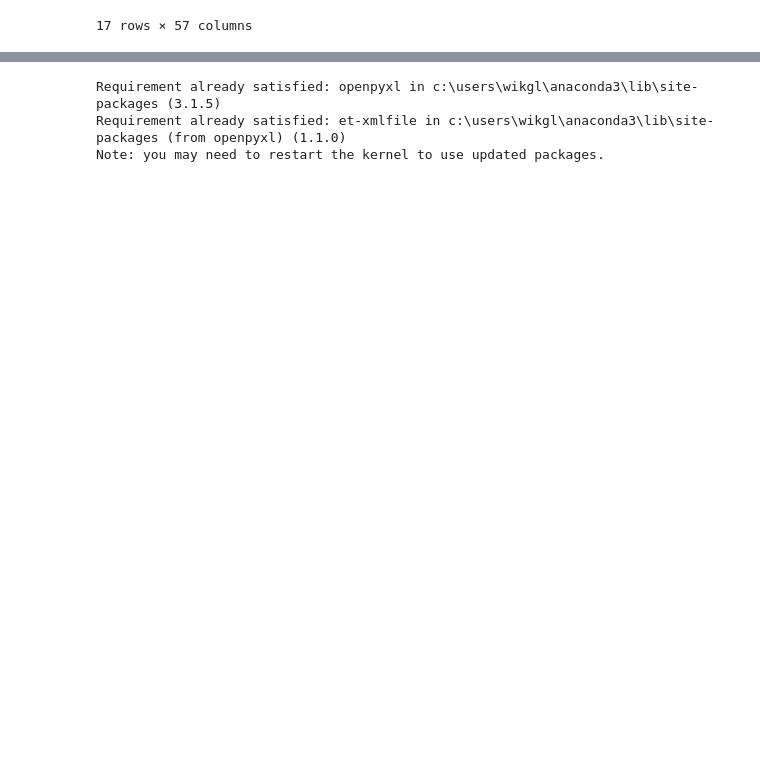
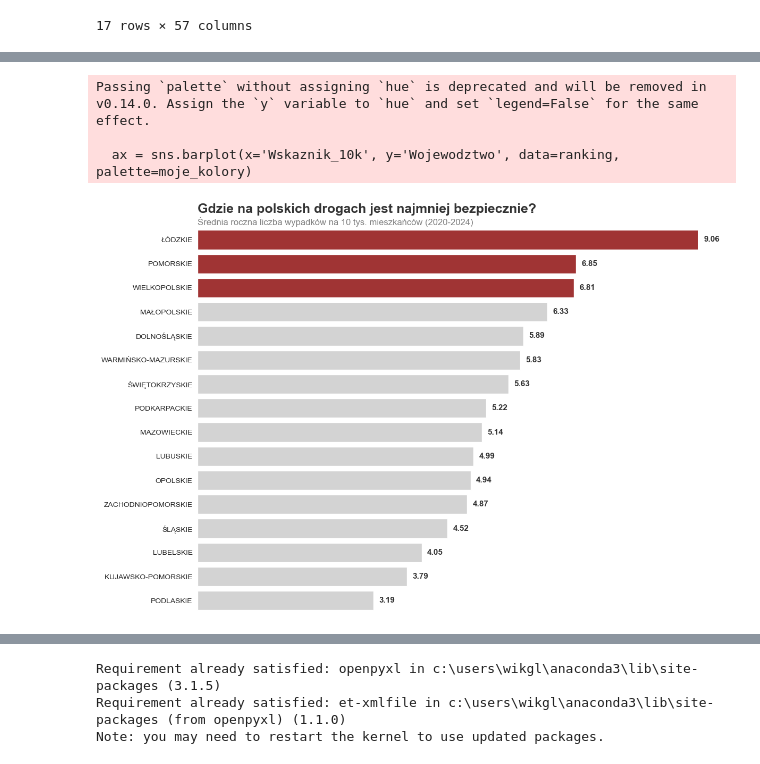
Before and after one commit to wiktoria-gliniecka/ggplotki, a Jupyter notebook: projekt_ggplotki.ipynb, the cells around one changed output, grey strips where cells are left out. Drawn from its saved outputs; the diff is of its cells as text; code cells hidden in the pictures; blank space fills up the shorter version.

Commit message:
integracja danych demograficznych, wizualizacje i wnioskowanie statystyczne

```diff
--- a/projekt_ggplotki.ipynb
+++ b/projekt_ggplotki.ipynb
@@ -280,0 +370,48 @@ dane
+# %%
+import seaborn as sns
+import matplotlib.pyplot as plt
+
+# 1. Przygotowanie danych (Ranking)
+ranking = df_full[df_full['Kategoria'] == 'ogółem'].groupby('Wojewodztwo')['Wskaznik_10k'].mean().sort_values(ascending=False).reset_index()
+
+# 2. KONFIGURACJA WYGLĄDU
+sns.set_style("white") # Czyste białe tło, bez siatki
+plt.figure(figsize=(12, 8))
+
+# Definiujemy inteligentną paletę kolorów:
+# Top 3 województwa = Ciemny Czerwony (Alarm!), Reszta = Szary (Kontekst)
+# To technika "Highlighting" polecana przez ekspertów wizualizacji.
+moje_kolory = ['#b22222' if i < 3 else '#d3d3d3' for i in range(len(ranking))]
+
+# 3. RYSOWANIE
+ax = sns.barplot(x='Wskaznik_10k', y='Wojewodztwo', data=ranking, palette=moje_kolory)
+
+# 4. DODAWANIE WARTOŚCI NA SŁUPKACH (Zamiast osi X)
+for p in ax.patches:
+    width = p.get_width()
+    ax.text(width + 0.1,       # Pozycja X (tuż za słupkiem)
+            p.get_y() + p.get_height() / 2, # Pozycja Y (środek słupka)
+            '{:1.2f}'.format(width), # Tekst (wartość zaokrąglona)
+            ha = 'left', va = 'center',
+            fontsize=11, fontweight='bold', color='#333333')
+
+# 5. KOSMETYKA
+sns.despine(left=True, bottom=True) # Usunięcie ramek
+ax.set_xticks([]) # Usunięcie podziałki na dole (bo mamy etykiety)
+ax.set_xlabel("") # Usunięcie podpisu osi X
+ax.set_ylabel("") # Usunięcie podpisu osi Y
+
+# Tytuł i podtytuł
+plt.title("Gdzie na polskich drogach jest najmniej bezpiecznie?",
+          loc='left', fontsize=18, fontweight='bold', pad=20, color='#333333')
+plt.text(x=0, y=-0.6, s="Średnia roczna liczba wypadków na 10 tys. mieszkańców (2020-2024)",
+         fontsize=12, color='gray')
+
+
+plt.tight_layout()
+plt.show()
+# %% [output]
+Passing `palette` without assigning `hue` is deprecated and will be removed in v0.14.0. Assign the `y` variable to `hue` and set `legend=False` for the same effect.
+
+  ax = sns.barplot(x='Wskaznik_10k', y='Wojewodztwo', data=ranking, palette=moje_kolory)
+[figure, added]
```
Also changed, not shown: parts of 41 cells of this notebook, 7 other files.
